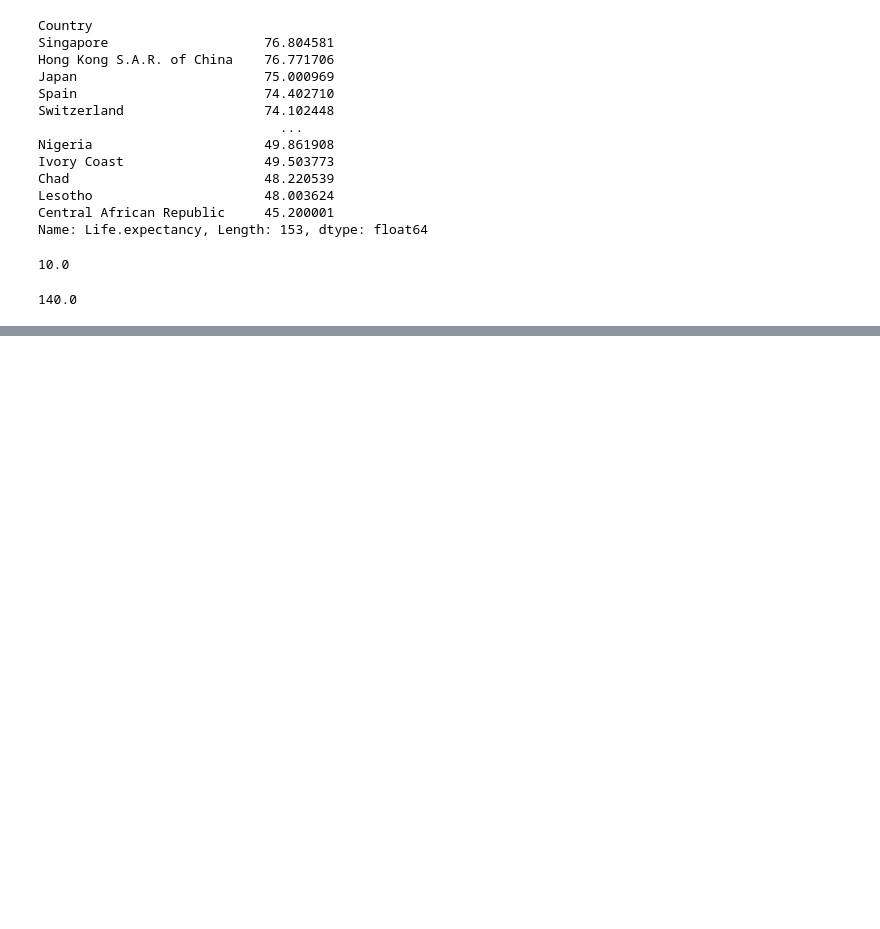
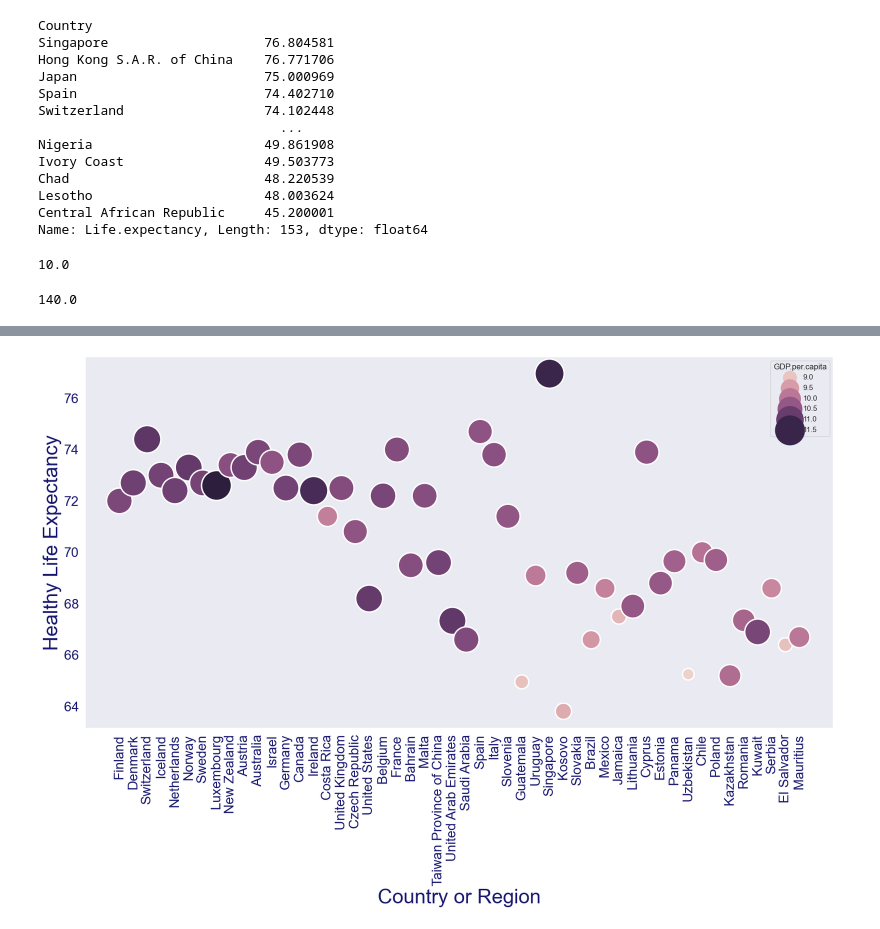
Before and after one commit to cyc20480/Data_Analysis_JBEDU, a Jupyter notebook: 110124_001_학교행복지수.ipynb, the cells around one changed output, grey strips where cells are left out. Saved outputs shown, nothing was run; the diff lists cells and outputs as text; code cells hidden in the pictures; blank space fills up the shorter version.

```diff
--- a/110124_001_학교행복지수.ipynb
+++ b/110124_001_학교행복지수.ipynb
@@ -283,3 +283,6 @@ freedom = freedom.rank(method = 'max', ascending = False )['South Korea']
 freedom
 # %% [output]
 140.0
+# %%
+top50 = df2021.head(50)
+top50
@@ -285,0 +330,18 @@ freedom
+# %%
+import matplotlib.pyplot as plt
+
+sns.set_theme(style = 'dark')
+plt.figure(figsize = (20,10))
+
+ax = sns.scatterplot(data = top50, x = 'Country', y = 'Life.expectancy',
+                     size = 'GDP.per.capita' , sizes = (300,2000),
+                     hue = 'GDP.per.capita' )
+
+plt.xticks (rotation = 90, fontsize = 20 , color = 'midnightblue')
+plt.yticks (fontsize = 20 , color = 'midnightblue')
+plt.xlabel ('Country or Region', size = 30 , color = 'midnightblue')
+plt.ylabel ('Healthy Life Expectancy', size = 30 , color = 'midnightblue')
+
+plt.show()
+# %% [output]
+[figure, added]
```
Also changed, not shown: parts of 7 cells of this notebook.
